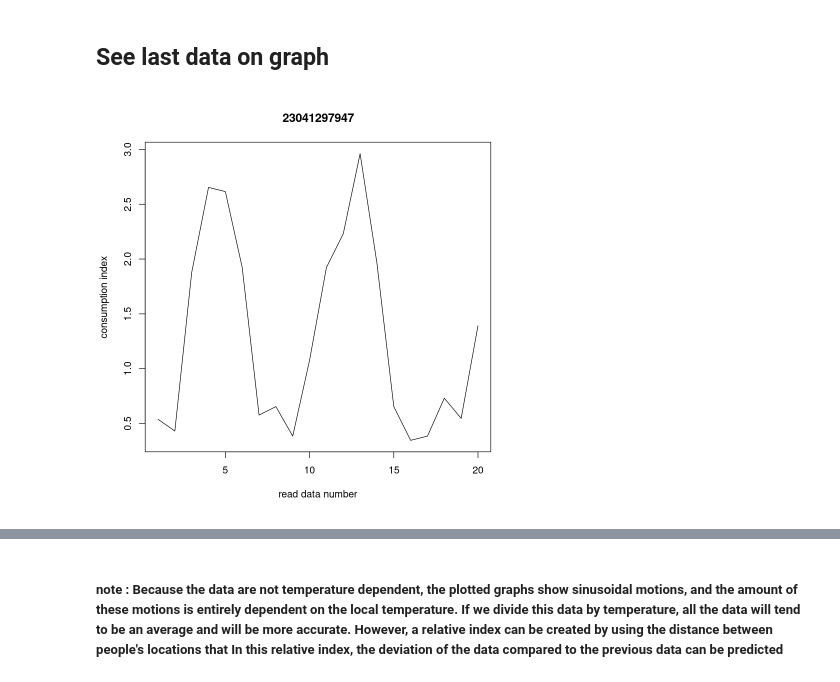
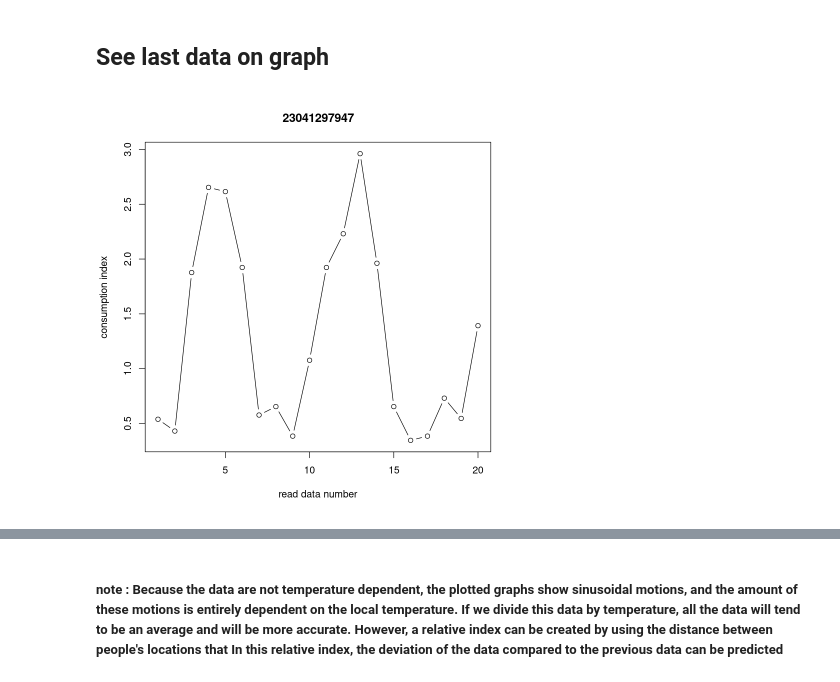
Before and after one commit to NoraMiray/Gas-AI, a Jupyter notebook: source.ipynb, the cells around one changed output, grey strips where cells are left out. Drawn from its saved outputs; the diff is of its cells as text; code cells hidden in the pictures.

```diff
--- a/source.ipynb
+++ b/source.ipynb
@@ -92,8 +103,10 @@ print(datasheet[1:6])
 # %% [markdown]
 ## See last data on graph
 # %%
-plot(unlist(datasheet[776]),type = 'l',
-     main = data.base$KEYNO[776],ylab = 'consumption index',xlab = 'read data number')
+plot(unlist(datasheet[776]),type = 'b',
+     main = data.base$KEYNO[776],ylab = 'consumption index',xlab = 'read data number',
+
+    )
 # %% [output]
-[figure, old version]
+[figure, new version]
 # %%
```
Also changed, not shown: parts of 6 cells of this notebook.
